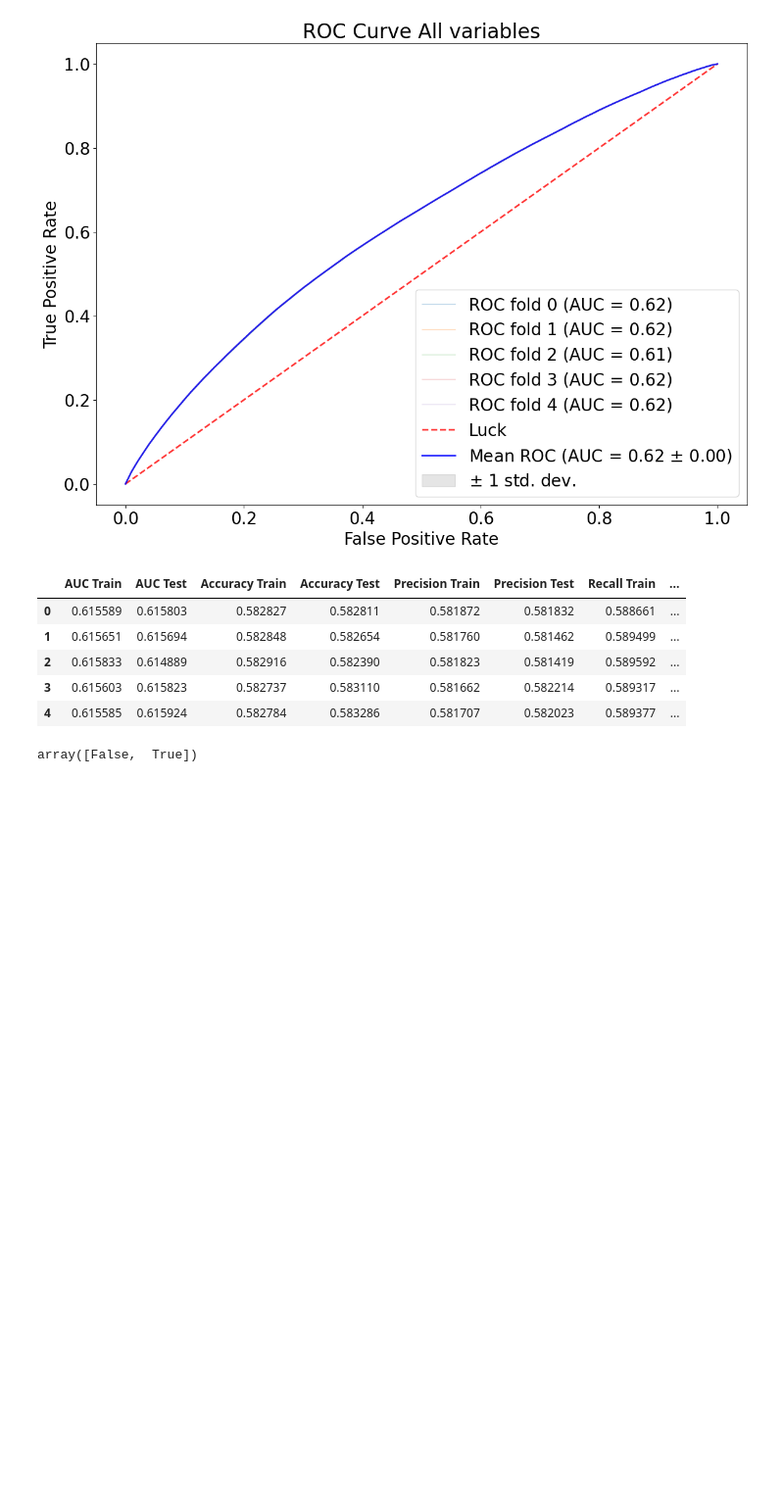
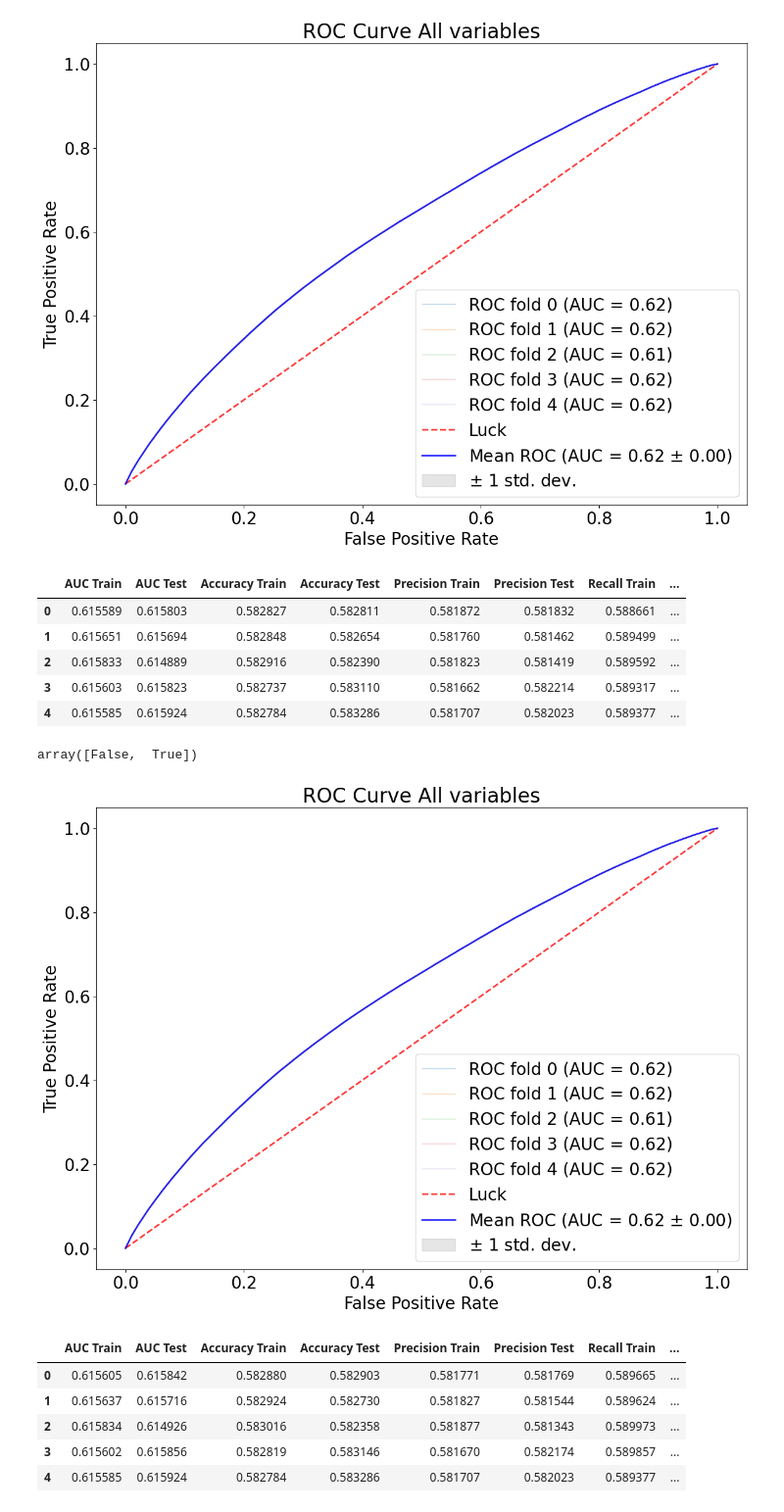
Before and after one commit to ilse-espino/train_delays_belgium, a Jupyter notebook: logistic_regression_model.ipynb, the cells around one changed output. Shown: that part at 98% size. Cells and saved outputs as stored; diff of their text form; code cells hidden in the pictures; blank space fills up the shorter version.

Commit message:
logistic regression model

```diff
--- a/logistic_regression_model.ipynb
+++ b/logistic_regression_model.ipynb
@@ -111,17 +111,32 @@ clf.classes_
 # %% [output]
 array([False,  True])
 # %%
-clf = LogisticRegression(solver='liblinear', random_state=0)
+# change solver to liblinear
+clf_2 = LogisticRegression(solver='liblinear', random_state=0)
 # %%
 cv = StratifiedKFold(n_splits=5, random_state=123, shuffle=True)
 results = pd.DataFrame(columns=['training_score', 'test_score'])
 fprs, tprs, scores = [], [], []
 
 for (train, test), i in zip(cv.split(X_train, y_train), range(5)):
-    clf.fit(X_train.iloc[train], y_train.iloc[train])
+    clf_2.fit(X_train.iloc[train], y_train.iloc[train])
     _, _, auc_score_train, accuracy_train, precision_train, recall_train = compute_roc_auc(train)
     fpr, tpr, auc_score, accuracy, precision, recall = compute_roc_auc(test)
     scores.append((auc_score_train, auc_score, accuracy_train, accuracy
                    ,precision_train, precision, recall_train, recall))
     fprs.append(fpr)
     tprs.append(tpr)
+# %%
+plot_roc_curve(fprs, tprs);
+pd.DataFrame(scores, columns=['AUC Train', 'AUC Test'
+                              , 'Accuracy Train', 'Accuracy Test'
+                              ,'Precision Train', 'Precision Test'
+                              ,'Recall Train', 'Recall Test'])
+# %% [output]
+[figure, added]
+|  | AUC Train | AUC Test | Accuracy Train | Accuracy Test | Precision Train | Precision Test | Recall Train | ... |
+| 0 | 0.615605 | 0.615842 | 0.582880 | 0.582903 | 0.581771 | 0.581769 | 0.589665 | ... |
+| 1 | 0.615637 | 0.615716 | 0.582924 | 0.582730 | 0.581827 | 0.581544 | 0.589624 | ... |
+| 2 | 0.615834 | 0.614926 | 0.583016 | 0.582358 | 0.581877 | 0.581343 | 0.589973 | ... |
+| 3 | 0.615602 | 0.615856 | 0.582819 | 0.583146 | 0.581670 | 0.582174 | 0.589857 | ... |
+| 4 | 0.615585 | 0.615924 | 0.582784 | 0.583286 | 0.581707 | 0.582023 | 0.589377 | ... |
```
Also changed, not shown: parts of 8 cells of this notebook.
